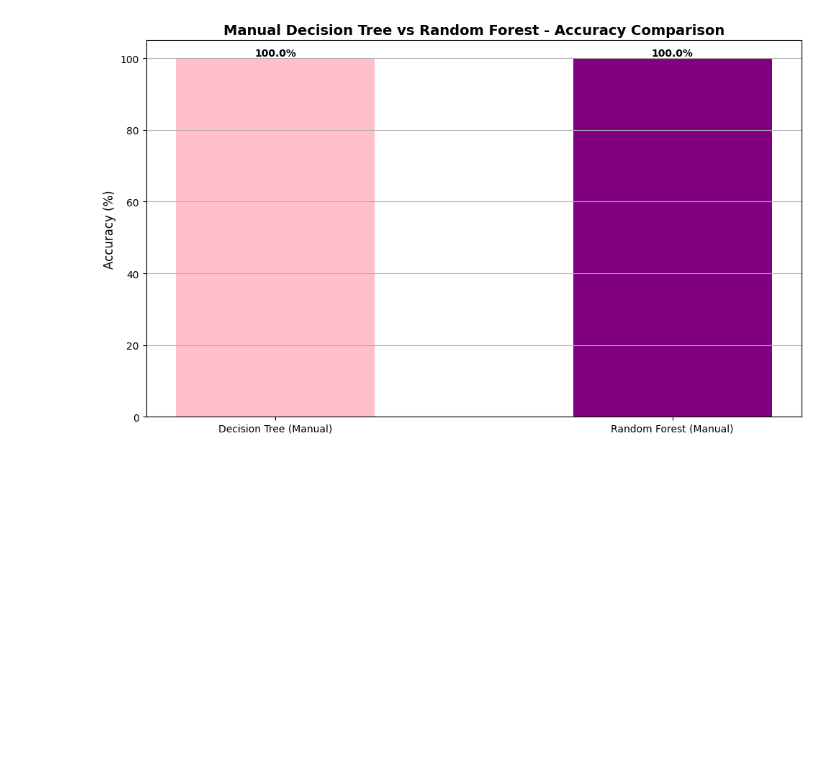
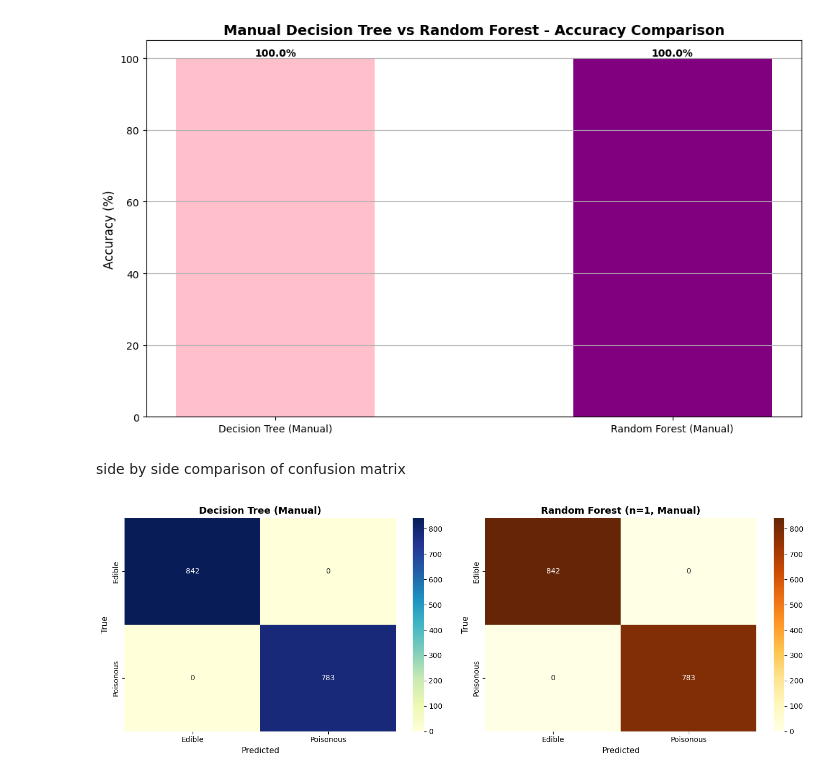
Before and after one commit to Atkiya/Atkiya_ML, a Jupyter notebook: Lab/Lab1.ipynb, the cells around one changed output. Saved outputs shown, nothing was run; the diff lists cells and outputs as text; code cells hidden in the pictures; blank space fills up the shorter version.

Commit message:
side by side comparison of confusion matrix

```diff
--- a/Lab/Lab1.ipynb
+++ b/Lab/Lab1.ipynb
@@ -561,3 +561,23 @@ plt.tight_layout()
 plt.show()
 # %% [output]
 [figure]
+# %% [markdown]
+side by side comparison of confusion matrix
+# %%
+fig, axes = plt.subplots(1, 2, figsize=(14, 5))
+
+sns.heatmap(cm_dt, annot=True, fmt='d', cmap='YlGnBu', ax=axes[0],xticklabels=['Edible', 'Poisonous'],yticklabels=['Edible', 'Poisonous'])
+axes[0].set_xlabel('Predicted', fontsize=11)
+axes[0].set_ylabel('True', fontsize=11)
+axes[0].set_title('Decision Tree (Manual)', fontsize=13, fontweight='bold')
+
+sns.heatmap(cm_rf, annot=True, fmt='d', cmap='YlOrBr', ax=axes[1],xticklabels=['Edible', 'Poisonous'],yticklabels=['Edible', 'Poisonous'])
+
+axes[1].set_xlabel('Predicted', fontsize=11)
+axes[1].set_ylabel('True', fontsize=11)
+axes[1].set_title(f'Random Forest (n={best_n_est}, Manual)', fontsize=13, fontweight='bold')
+
+plt.tight_layout()
+plt.show()
+# %% [output]
+[figure, added]
```
